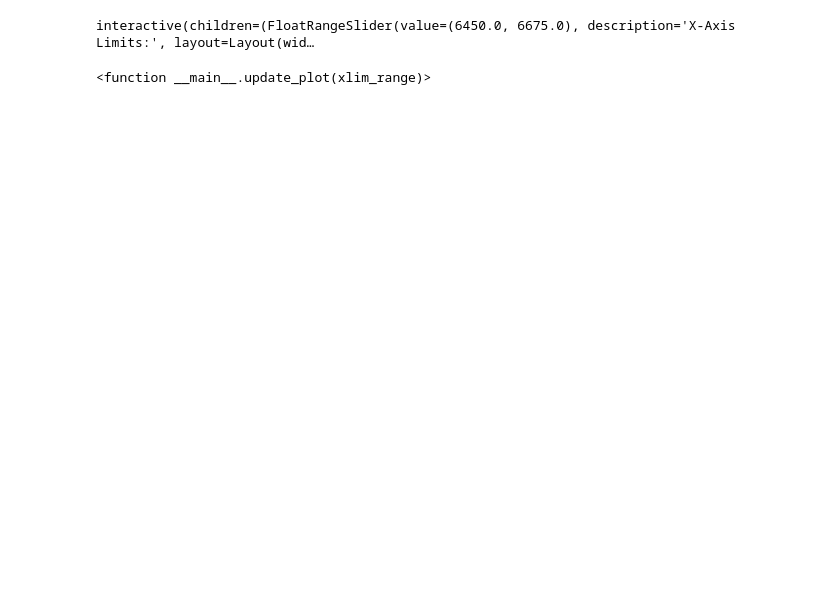
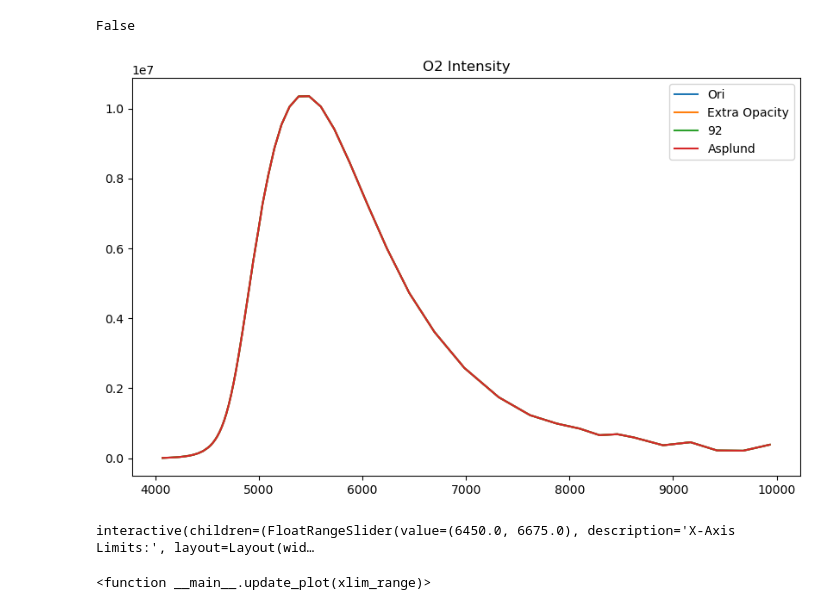
Before and after one commit to Keshavj-07/first_proj, a Jupyter notebook: scripts/Solar_Spectrum.ipynb, the cells around one changed output. Drawn from its saved outputs; the diff is of its cells as text; code cells hidden in the pictures; blank space fills up the shorter version.

```diff
--- a/scripts/Solar_Spectrum.ipynb
+++ b/scripts/Solar_Spectrum.ipynb
@@ -81,3 +157,14 @@ flux_both = show_plots(obs_wave, obs_flux, sim_both, sim_both_nolines, factor=99
+# %%
+plt.figure(figsize=(10, 6))
+plt.title("O2 Intensity")
+plt.plot(sim_full.stellar_model.temperatures, sim_full.stellar_plasma.molecule_number_density.loc['O2'], label="Ori")
+plt.plot(sim_full.stellar_model.temperatures, sim_opa.stellar_plasma.molecule_number_density.loc['O2'], label="Extra Opacity")
+plt.plot(sim_full.stellar_model.temperatures, sim_92.stellar_plasma.molecule_number_density.loc['O2'], label="92")
+plt.plot(sim_full.stellar_model.temperatures, sim_asplund.stellar_plasma.molecule_number_density.loc['O2'], label="Asplund")
+plt.legend()
+# %% [output]
+False
+[figure, added]
 # %%
 def update_plot(xlim_range):
     plt.figure(figsize=(10, 6))
```
Also changed, not shown: parts of 8 cells of this notebook, 4 other files.
